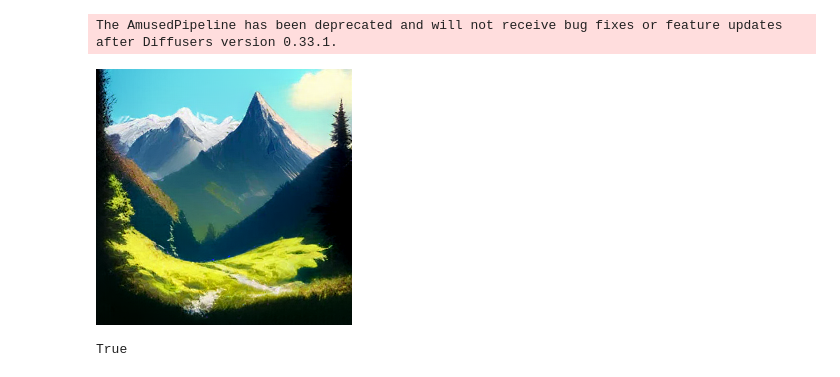
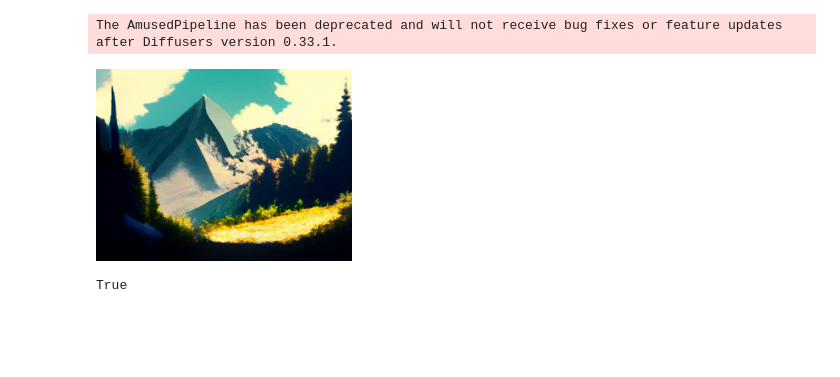
Before and after one commit to Cliff-River/Generative-AI-With-Python-practise, a Jupyter notebook: 02_pretrained_model/text_to_image.ipynb, the cells around one changed output. Drawn from its saved outputs; the diff is of its cells as text; code cells hidden in the pictures; blank space fills up the shorter version.

Commit message:
Generative a image with a difference height.

```diff
--- a/02_pretrained_model/text_to_image.ipynb
+++ b/02_pretrained_model/text_to_image.ipynb
@@ -1,17 +1,17 @@
 # %%
 import torch
 from diffusers import AmusedPipeline
 
 pipe = AmusedPipeline.from_pretrained("amused/amused-256", variant="fp16", torch_dtype=torch.float16)
 pipe.vqvae.to(torch.float32)
 pipe = pipe.to("cuda")
 
 prompt = "summer in the mountains"
-image = pipe(prompt, generator=torch.Generator("cuda").manual_seed(8)).images[0]
+image = pipe(prompt, height=200, generator=torch.Generator("cuda").manual_seed(8)).images[0]
 image
 # %% [output]
 The AmusedPipeline has been deprecated and will not receive bug fixes or feature updates after Diffusers version 0.33.1.
-[figure, old version]
+[figure, new version]
 # %%
 import torch
 torch.cuda.is_available()
```
